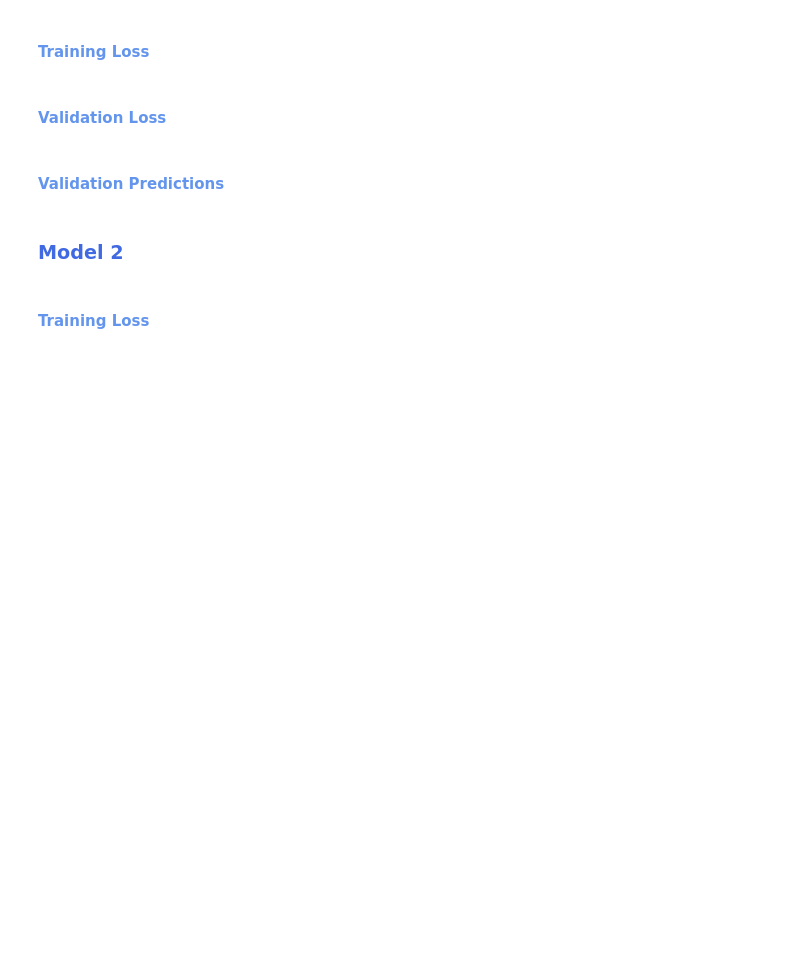
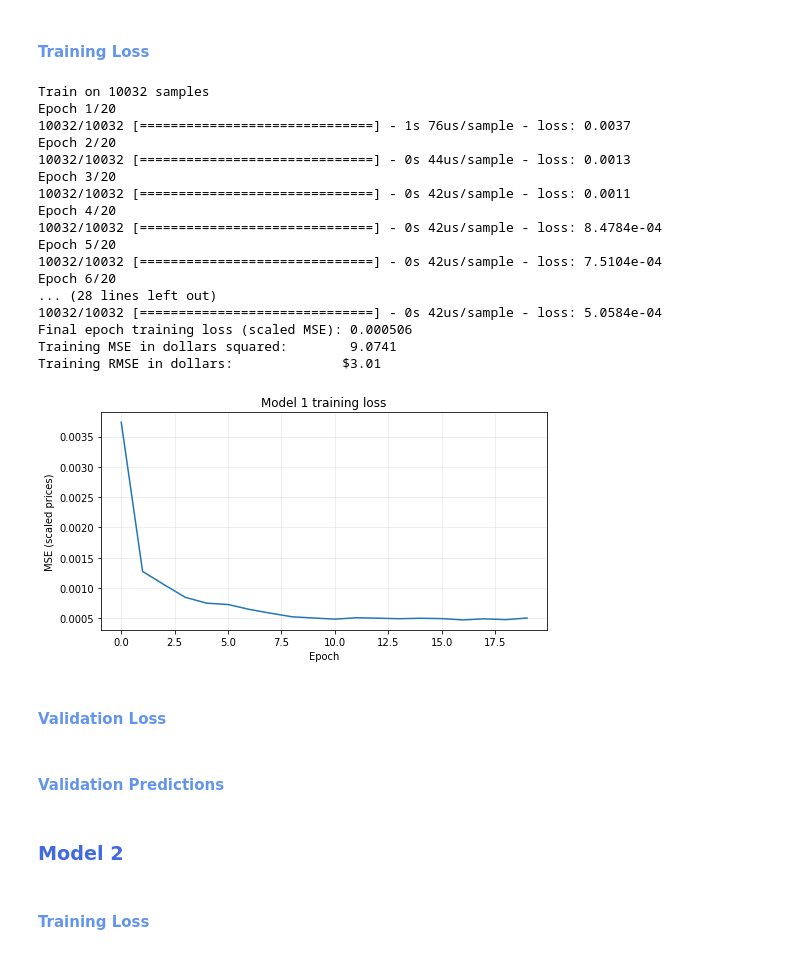
Before and after one commit to AylieNagler/Stock-Price-Predictions, a Jupyter notebook: NOTEBOOK/asg5_Group2_AylieLapierreNagler_AnikaViado_QlirimTeneqja_ArsiKharghani.ipynb, the cells around one changed output. Saved outputs shown, nothing was run; the diff lists cells and outputs as text; code cells hidden in the pictures; blank space fills up the shorter version.

Commit message:
Add Model 1 and Training Loss

```diff
--- a/NOTEBOOK/asg5_Group2_AylieLapierreNagler_AnikaViado_QlirimTeneqja_ArsiKharghani.ipynb
+++ b/NOTEBOOK/asg5_Group2_AylieLapierreNagler_AnikaViado_QlirimTeneqja_ArsiKharghani.ipynb
@@ -249,0 +254,19 @@ def plot_val(results, files, lookback, model_name="Model"):
+# %%
+model_1 = keras.Sequential([
+    keras.layers.Input(shape=(look_back, 1)),
+    keras.layers.Conv1D(
+        filters=32,
+        kernel_size=3,
+        activation='relu'
+    ),
+    keras.layers.SimpleRNN(32),
+    keras.layers.Dropout(0.20),
+    keras.layers.Dense(1),
+], name="Model_1_baseline")
+
+model_1.compile(
+    optimizer=keras.optimizers.Adam(learning_rate=0.001),
+    loss='mean_squared_error'
+)
+
+model_1.summary()
@@ -250,5 +290,46 @@ def plot_val(results, files, lookback, model_name="Model"):
 # %% [markdown]
 #### <span style="color:cornflowerblue">Training Loss</span>
+# %%
+history_1 = train_model(
+    model_1,
+    X_train_scaled,
+    y_train_scaled,
+    epochs=20,
+    batch_size=32,
+)
+
+train_results_1 = evaluate(model_1, X_train_scaled, y_train_scaled)
+
+print(f"Final epoch training loss (scaled MSE): {history_1.history['loss'][-1]:.6f}")
+print(f"Training MSE in dollars squared:        {train_results_1['mse_dollars']:.4f}")
+print(f"Training RMSE in dollars:              ${train_results_1['rmse_dollars']:.2f}")
+
+plt.figure(figsize=(8, 4))
+plt.plot(history_1.history["loss"])
+plt.title("Model 1 training loss")
+plt.xlabel("Epoch")
+plt.ylabel("MSE (scaled prices)")
+plt.grid(alpha=0.25)
+plt.show()
+# %% [output]
+Train on 10032 samples
+Epoch 1/20
+10032/10032 [==============================] - 1s 76us/sample - loss: 0.0037
+Epoch 2/20
+10032/10032 [==============================] - 0s 44us/sample - loss: 0.0013
+Epoch 3/20
+10032/10032 [==============================] - 0s 42us/sample - loss: 0.0011
+Epoch 4/20
+10032/10032 [==============================] - 0s 42us/sample - loss: 8.4784e-04
+Epoch 5/20
+10032/10032 [==============================] - 0s 42us/sample - loss: 7.5104e-04
+Epoch 6/20
+... (28 lines left out)
+10032/10032 [==============================] - 0s 42us/sample - loss: 5.0584e-04
+Final epoch training loss (scaled MSE): 0.000506
+Training MSE in dollars squared:        9.0741
+Training RMSE in dollars:              $3.01
+[figure, added]
 # %% [markdown]
 #### <span style="color:cornflowerblue">Validation Loss</span>
 # %% [markdown]
```
Also changed, not shown: parts of 3 cells of this notebook.
